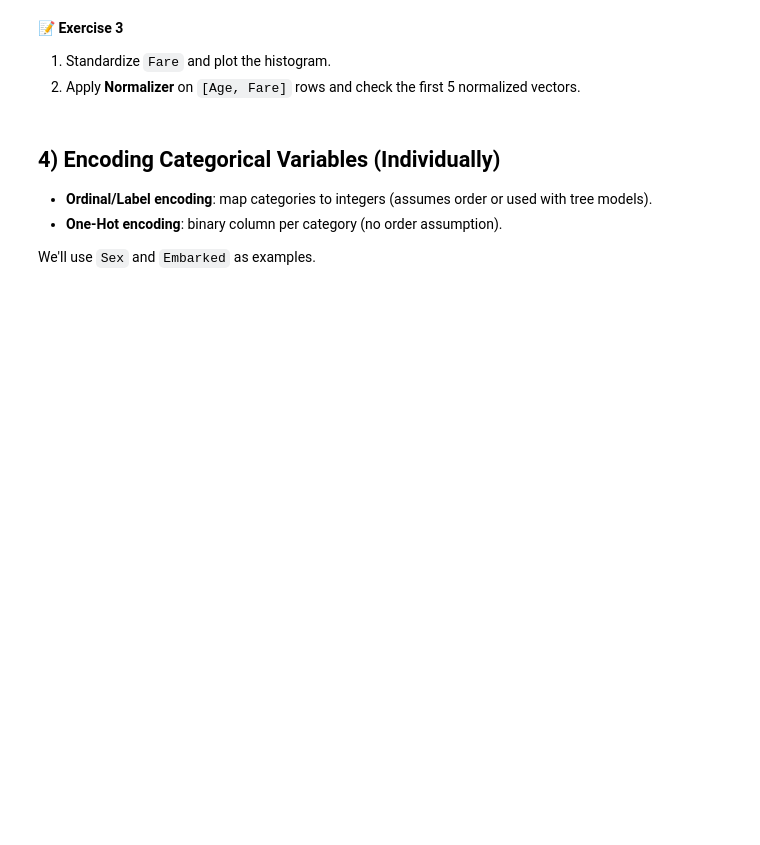
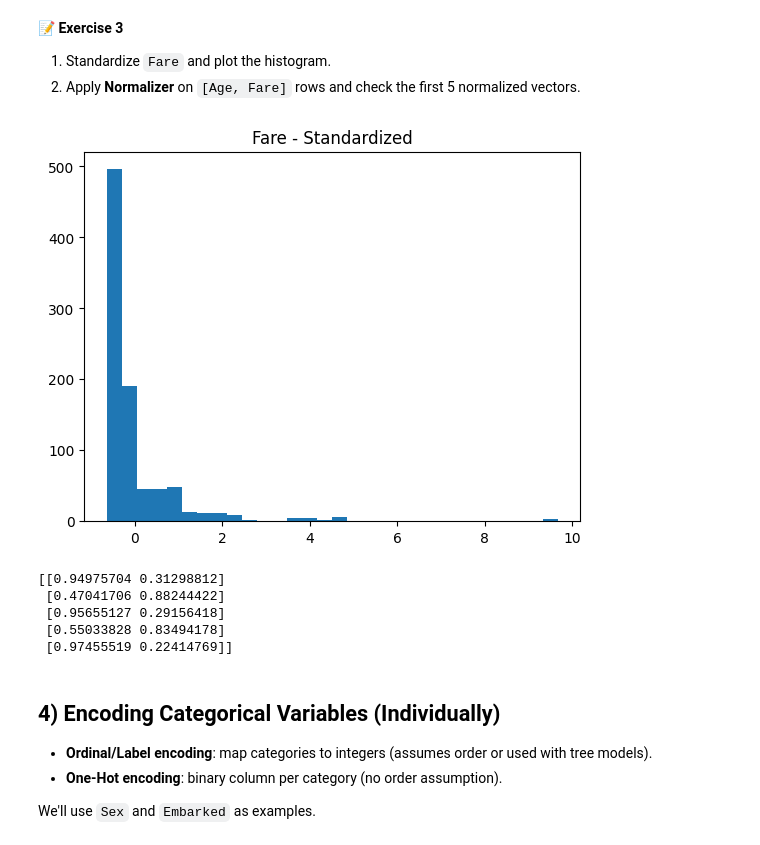
Before and after one commit to Gnana-Prudhvi-Rasamsetti/Machine-learning, a Jupyter notebook: Feature_Engineering_PartA_AP23110010542.ipynb, the cells around one changed output. Cells and saved outputs as stored; diff of their text form; code cells hidden in the pictures; blank space fills up the shorter version.

```diff
--- a/Feature_Engineering_PartA_AP23110010542.ipynb
+++ b/Feature_Engineering_PartA_AP23110010542.ipynb
@@ -245,6 +255,34 @@ plt.show()
 **📝 Exercise 3**
 1) Standardize `Fare` and plot the histogram.
 2) Apply **Normalizer** on `[Age, Fare]` rows and check the first 5 normalized vectors.
+# %%
+# Standardize Fare
+fare_std = sc_std.fit_transform(df_imp[['Fare']])
+
+# Plot histogram
+plt.hist(fare_std.flatten(), bins=30)
+plt.title("Fare - Standardized")
+plt.show()
+# %% [output]
+[figure, added]
+# %%
+from sklearn.preprocessing import Normalizer
+
+# Select Age and Fare
+X = df_imp[['Age', 'Fare']].dropna()
+
+# Apply Normalizer
+sc_norm = Normalizer()
+X_norm = sc_norm.fit_transform(X)
+
+# First 5 normalized vectors
+print(X_norm[:5])
+# %% [output]
+[[0.94975704 0.31298812]
+ [0.47041706 0.88244422]
+ [0.95655127 0.29156418]
+ [0.55033828 0.83494178]
+ [0.97455519 0.22414769]]
 # %% [markdown]
 ## 4) Encoding Categorical Variables (Individually)
 
```
Also changed, not shown: parts of 23 cells of this notebook.
